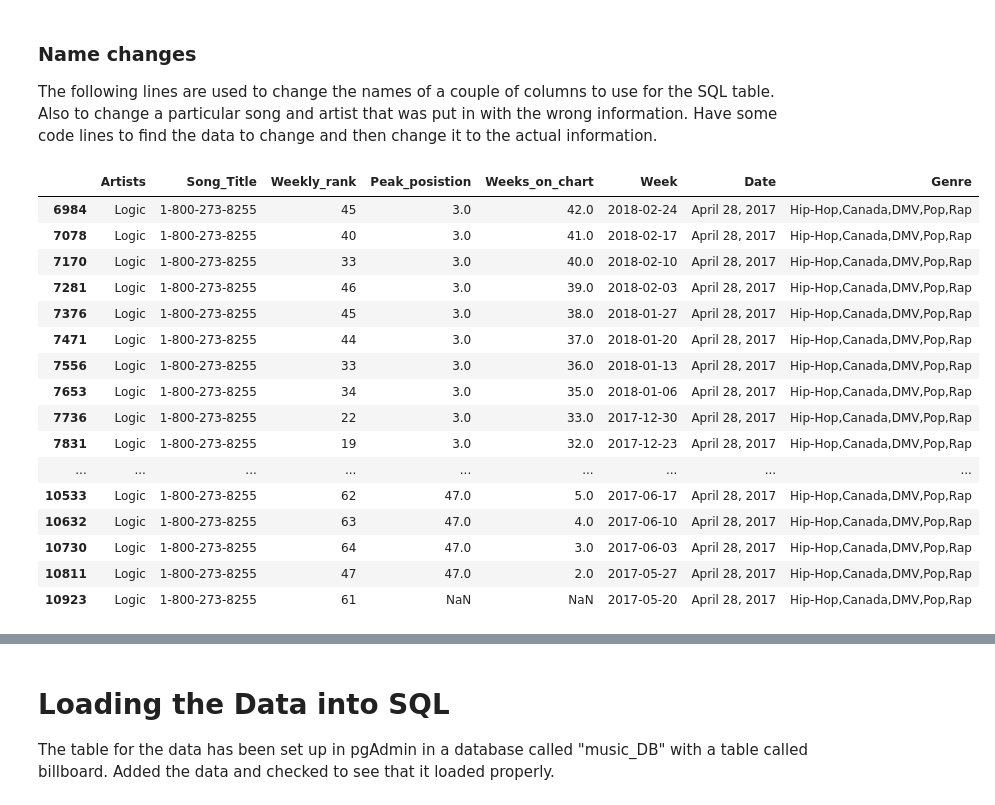
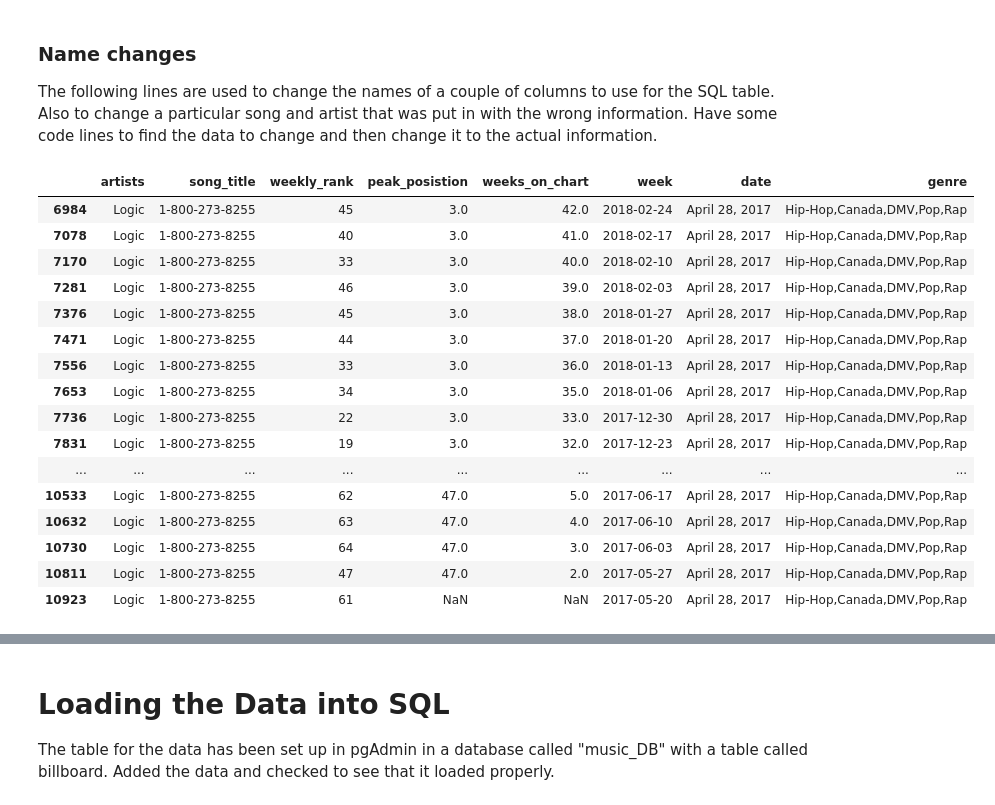
Before and after one commit to AliciaAPerez/ETL_Billboard_Hits_vs_Grammy_Winners, a Jupyter notebook: Billboard_Grammys_Full_Project.ipynb, the cells around one changed output, grey strips where cells are left out. Saved outputs shown, nothing was run; the diff lists cells and outputs as text; code cells hidden in the pictures.

```diff
--- a/Billboard_Grammys_Full_Project.ipynb
+++ b/Billboard_Grammys_Full_Project.ipynb
@@ -11,7 +11,7 @@ from config import key
 The data I gathered camed from https://www.kaggle.com/danield2255/data-on-songs-from-billboard-19992019 where it gave me a couple of CSV files to work with.
 # %%
 #the intiial data set
-csv_file = "/Resources/billboardHot100_1999-2019.csv"
+csv_file = "Resources/billboardHot100_1999-2019.csv"
 billboard_data_df = pd.read_csv(csv_file)
 billboard_data_df
 # %% [output]
@@ -132,15 +132,20 @@ cleaned_billboard_09to19.head(102)
 ### Name changes
 The following lines are used to change the names of a couple of columns to use for the SQL table. Also to change a particular song and artist that was put in with the wrong information. Have some code lines to find the data to change and then change it to the actual information.
 # %%
-cleaned_billboard_09to19 = cleaned_billboard_09to19.rename(columns = {"Name":"Song_Title"})
-cleaned_billboard_09to19 = cleaned_billboard_09to19.rename(columns = {"Weekly.rank":"Weekly_rank"})
-cleaned_billboard_09to19 = cleaned_billboard_09to19.rename(columns = {"Peak.position":"Peak_posistion"})
-cleaned_billboard_09to19 = cleaned_billboard_09to19.rename(columns = {"Weeks.on.chart":"Weeks_on_chart"})
-cleaned_billboard_09to19 = cleaned_billboard_09to19.replace({'Song_Title': r'^1'}, {'Song_Title': '1-800-273-8255'}, regex=True)
-cleaned_billboard_09to19 = cleaned_billboard_09to19.replace({'Artists': r'^800'}, {'Artists': 'Logic'}, regex=True)
-cleaned_billboard_09to19.loc[cleaned_billboard_09to19['Song_Title']=='1-800-273-8255']
+cleaned_billboard_09to19 = cleaned_billboard_09to19.rename(columns = {"Name":"song_title"})
+cleaned_billboard_09to19 = cleaned_billboard_09to19.rename(columns = {"Weekly.rank":"weekly_rank"})
+cleaned_billboard_09to19 = cleaned_billboard_09to19.rename(columns = {"Peak.position":"peak_posistion"})
+cleaned_billboard_09to19 = cleaned_billboard_09to19.rename(columns = {"Weeks.on.chart":"weeks_on_chart"})
+cleaned_billboard_09to19 = cleaned_billboard_09to19.rename(columns = {"Artists":"artists"})
+cleaned_billboard_09to19 = cleaned_billboard_09to19.rename(columns = {"Song_Title":"song_title"})
+cleaned_billboard_09to19 = cleaned_billboard_09to19.rename(columns = {"Date":"date"})
+cleaned_billboard_09to19 = cleaned_billboard_09to19.rename(columns = {"Week":"week"})
+cleaned_billboard_09to19 = cleaned_billboard_09to19.rename(columns = {"Genre":"genre"})
+cleaned_billboard_09to19 = cleaned_billboard_09to19.replace({'song_title': r'^1'}, {'song_title': '1-800-273-8255'}, regex=True)
+cleaned_billboard_09to19 = cleaned_billboard_09to19.replace({'artists': r'^800'}, {'artists': 'Logic'}, regex=True)
+cleaned_billboard_09to19.loc[cleaned_billboard_09to19['song_title']=='1-800-273-8255']
 # %% [output]
-|  | Artists | Song_Title | Weekly_rank | Peak_posistion | Weeks_on_chart | Week | Date | Genre |
+|  | artists | song_title | weekly_rank | peak_posistion | weeks_on_chart | week | date | genre |
 | 6984 | Logic | 1-800-273-8255 | 45 | 3.0 | 42.0 | 2018-02-24 | April 28, 2017 | Hip-Hop,Canada,DMV,Pop,Rap |
 | 7078 | Logic | 1-800-273-8255 | 40 | 3.0 | 41.0 | 2018-02-17 | April 28, 2017 | Hip-Hop,Canada,DMV,Pop,Rap |
 | 7170 | Logic | 1-800-273-8255 | 33 | 3.0 | 40.0 | 2018-02-10 | April 28, 2017 | Hip-Hop,Canada,DMV,Pop,Rap |
```
Also changed, not shown: parts of 17 cells of this notebook, 2 other files.
